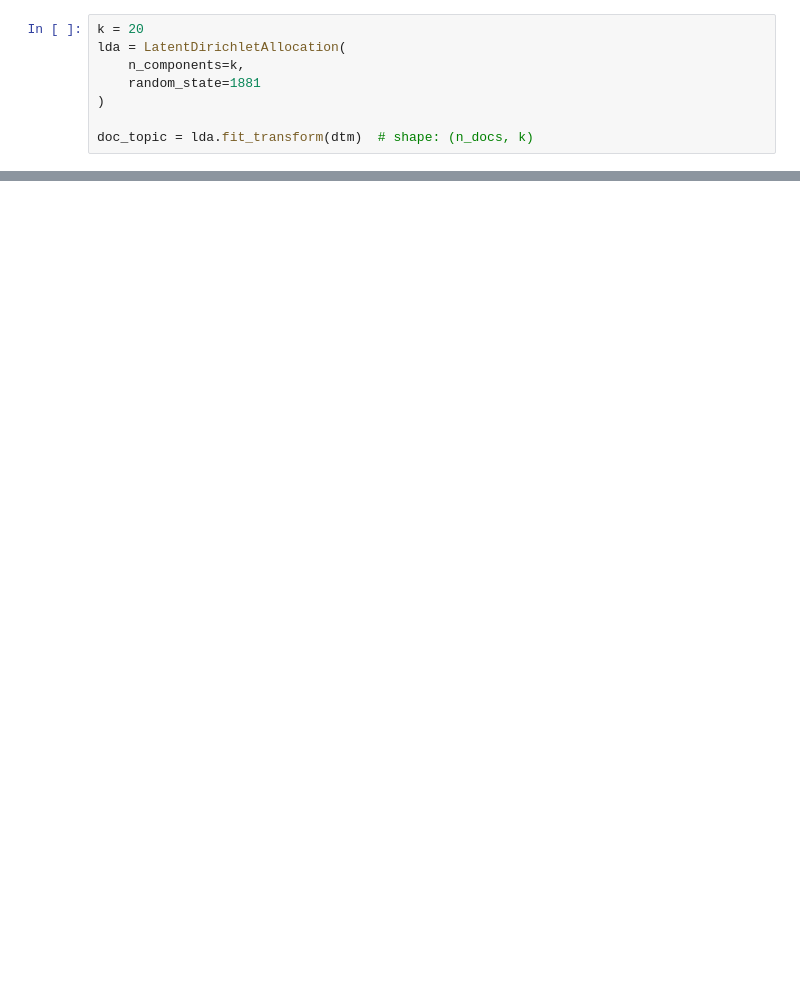
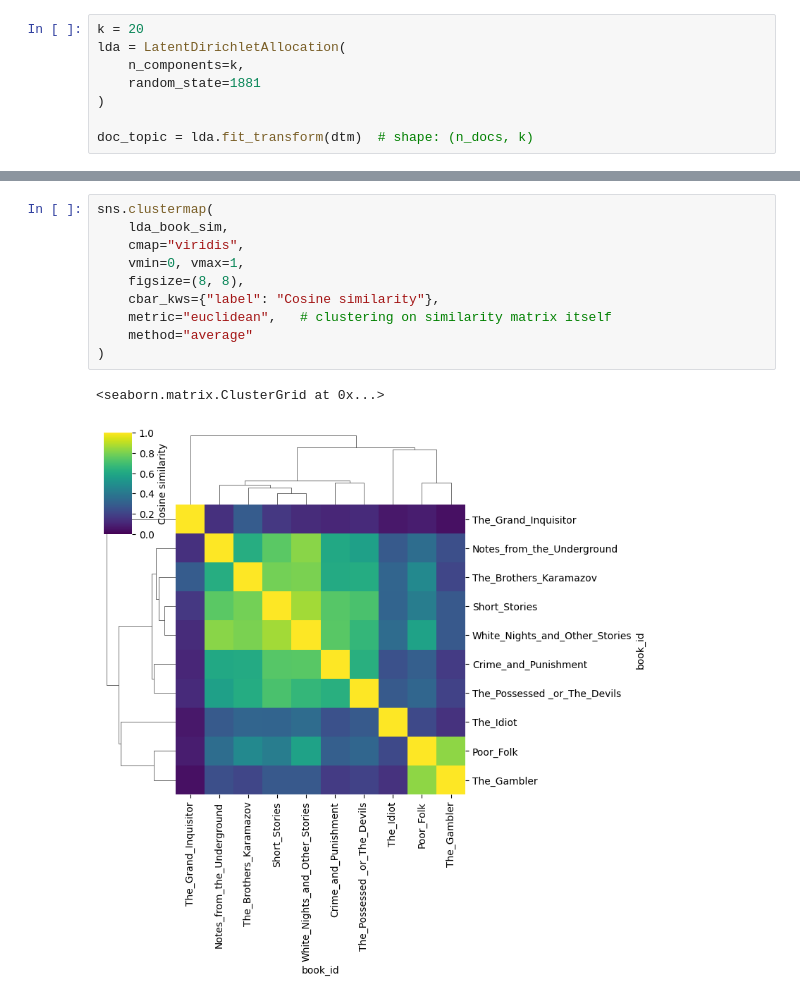
Before and after one commit to agastyaharta/text_mining_final_project, a Jupyter notebook: text_mining_topic_modelling/topic_modeling.ipynb, the cells around one changed output, grey strips where cells are left out. Saved outputs shown, nothing was run; the diff lists cells and outputs as text; blank space fills up the shorter version.

```diff
--- a/text_mining_topic_modelling/topic_modeling.ipynb
+++ b/text_mining_topic_modelling/topic_modeling.ipynb
@@ -169,0 +307,13 @@ df_sim
+# %%
+sns.clustermap(
+    lda_book_sim,
+    cmap="viridis",
+    vmin=0, vmax=1,
+    figsize=(8, 8),
+    cbar_kws={"label": "Cosine similarity"},
+    metric="euclidean",   # clustering on similarity matrix itself
+    method="average"
+)
+# %% [output]
+<seaborn.matrix.ClusterGrid at 0x...>
+[figure, added]
```
Also changed, not shown: parts of 27 cells of this notebook, 2 other files.
